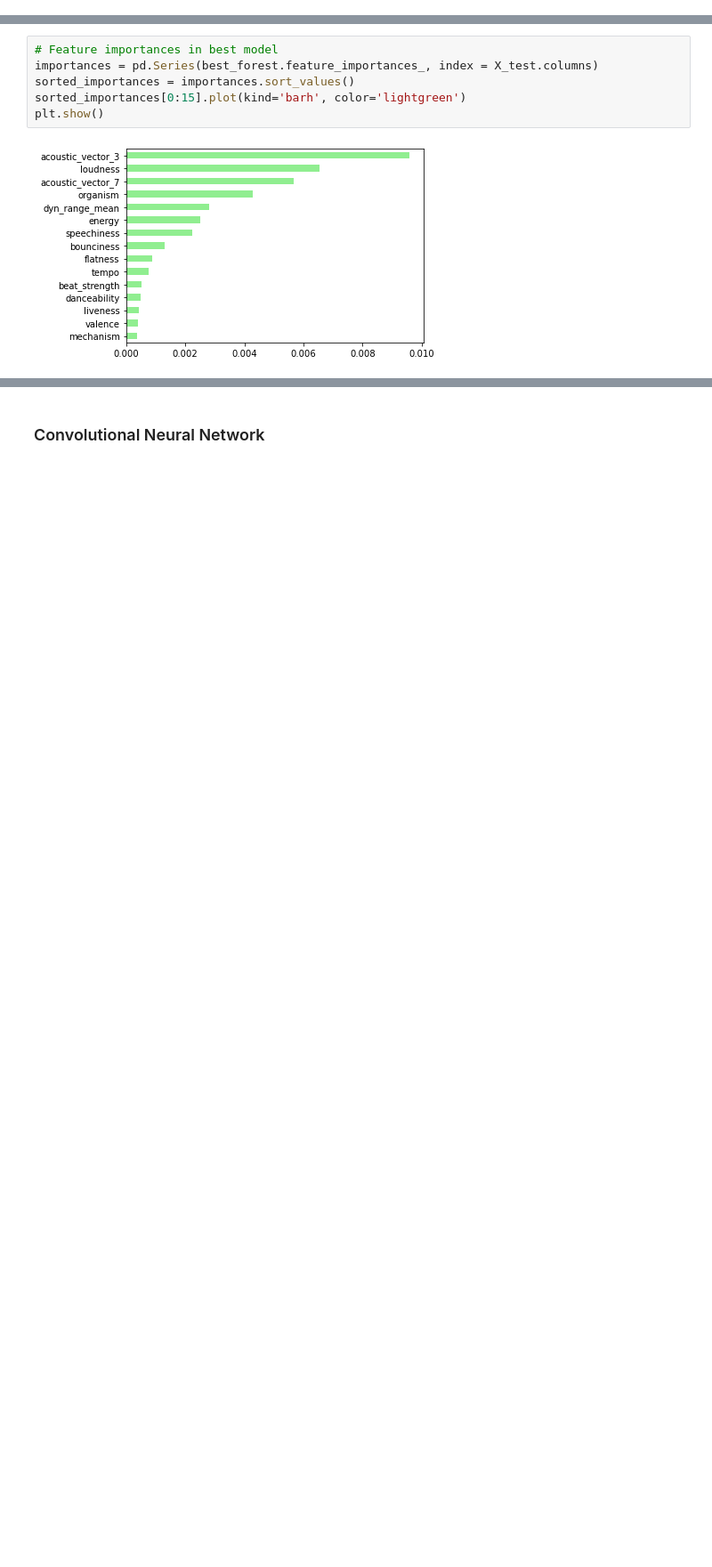
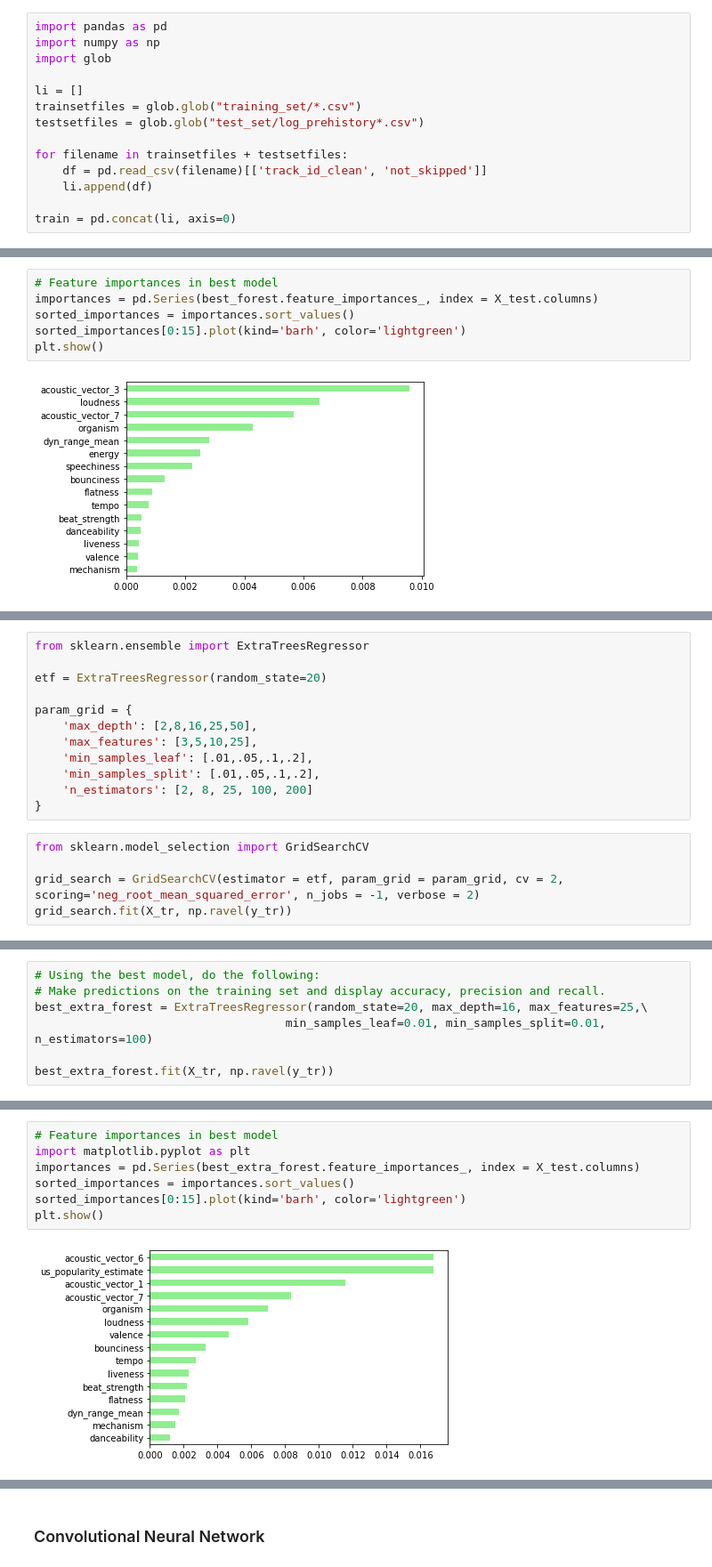
Before and after one commit to jwarlick/AutoGluon-Exploration-Spotify, a Jupyter notebook: AutoGluon_Exploration_Spotify_v1-3.ipynb, the cells around one changed output, grey strips where cells are left out. Shown at 89% size. Cells and saved outputs as stored; diff of their text form; blank space fills up the shorter version.

```diff
--- a/AutoGluon_Exploration_Spotify_v1-2.ipynb
+++ b/AutoGluon_Exploration_Spotify_v1-3.ipynb
@@ -52,3 +25,17 @@ train = pd.concat([train1, train2, train3, train4, train5, train6, train7, train
+# %%
+import pandas as pd
+import numpy as np
+import glob
+
+li = []
+trainsetfiles = glob.glob("training_set/*.csv")
+testsetfiles = glob.glob("test_set/log_prehistory*.csv")
+
+for filename in trainsetfiles + testsetfiles:
+    df = pd.read_csv(filename)[['track_id_clean', 'not_skipped']]
+    li.append(df)
+
+train = pd.concat(li, axis=0)
 # %% [markdown]
 First, I engineered the dataset to fit my needs by selecting the operative columns for the task at hand and deleting duplicate rows. I then manually engineered the “play ratio” of each song appearing in the dataset, defined as the ratio of full plays over all times the song was encountered, summed across all users.
 # %%
@@ -201,0 +240,17 @@ The features selected here are interesting. The acoustic vectors that Spotify pr
+# %%
+from sklearn.ensemble import ExtraTreesRegressor
+
+etf = ExtraTreesRegressor(random_state=20)
+
+param_grid = {
+    'max_depth': [2,8,16,25,50],
+    'max_features': [3,5,10,25],
+    'min_samples_leaf': [.01,.05,.1,.2],
+    'min_samples_split': [.01,.05,.1,.2],
+    'n_estimators': [2, 8, 25, 100, 200]
+}
+# %%
+from sklearn.model_selection import GridSearchCV
+
+grid_search = GridSearchCV(estimator = etf, param_grid = param_grid, cv = 2, scoring='neg_root_mean_squared_error', n_jobs = -1, verbose = 2)
+grid_search.fit(X_tr, np.ravel(y_tr))
@@ -201,0 +286,7 @@ The features selected here are interesting. The acoustic vectors that Spotify pr
+# %%
+# Using the best model, do the following:
+# Make predictions on the training set and display accuracy, precision and recall.
+best_extra_forest = ExtraTreesRegressor(random_state=20, max_depth=16, max_features=25,\
+                                    min_samples_leaf=0.01, min_samples_split=0.01, n_estimators=100)
+
+best_extra_forest.fit(X_tr, np.ravel(y_tr))
@@ -201,0 +305,9 @@ The features selected here are interesting. The acoustic vectors that Spotify pr
+# %%
+# Feature importances in best model
+import matplotlib.pyplot as plt
+importances = pd.Series(best_extra_forest.feature_importances_, index = X_test.columns)
+sorted_importances = importances.sort_values()
+sorted_importances[0:15].plot(kind='barh', color='lightgreen')
+plt.show()
+# %% [output]
+[figure, added]
```
Also changed, not shown: parts of 31 cells of this notebook, 1 other file.
